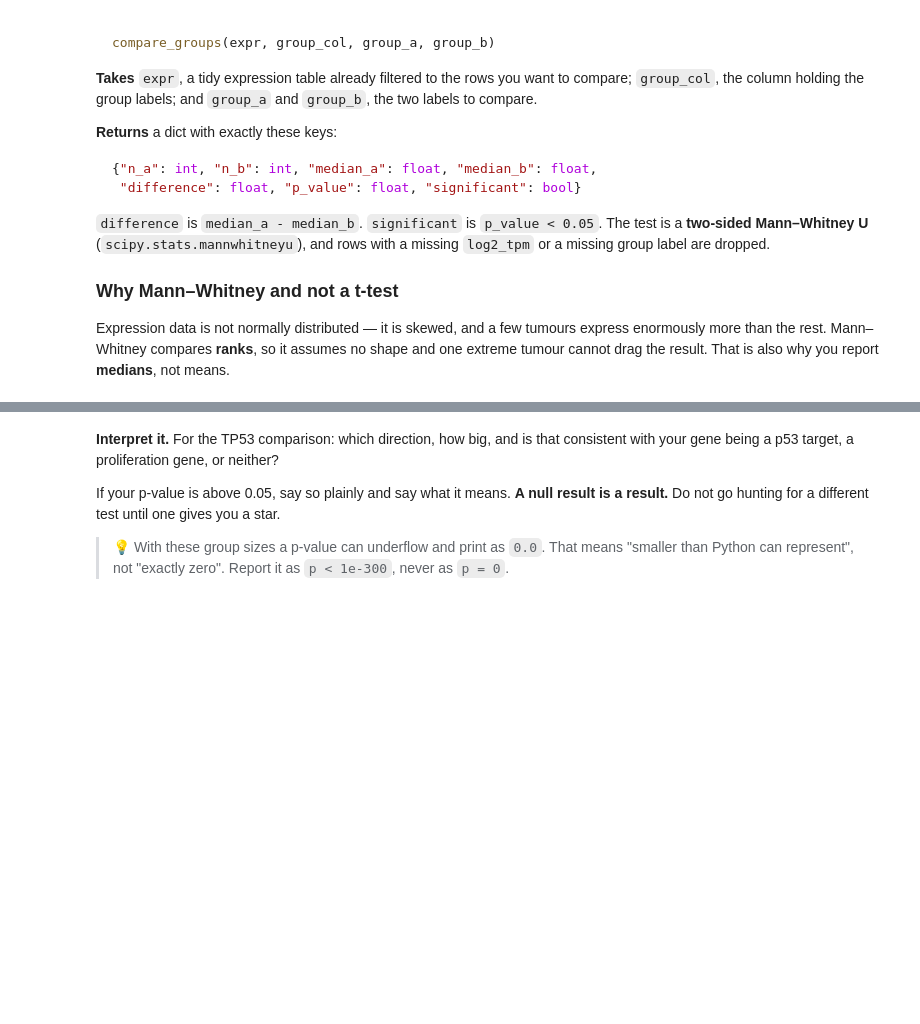
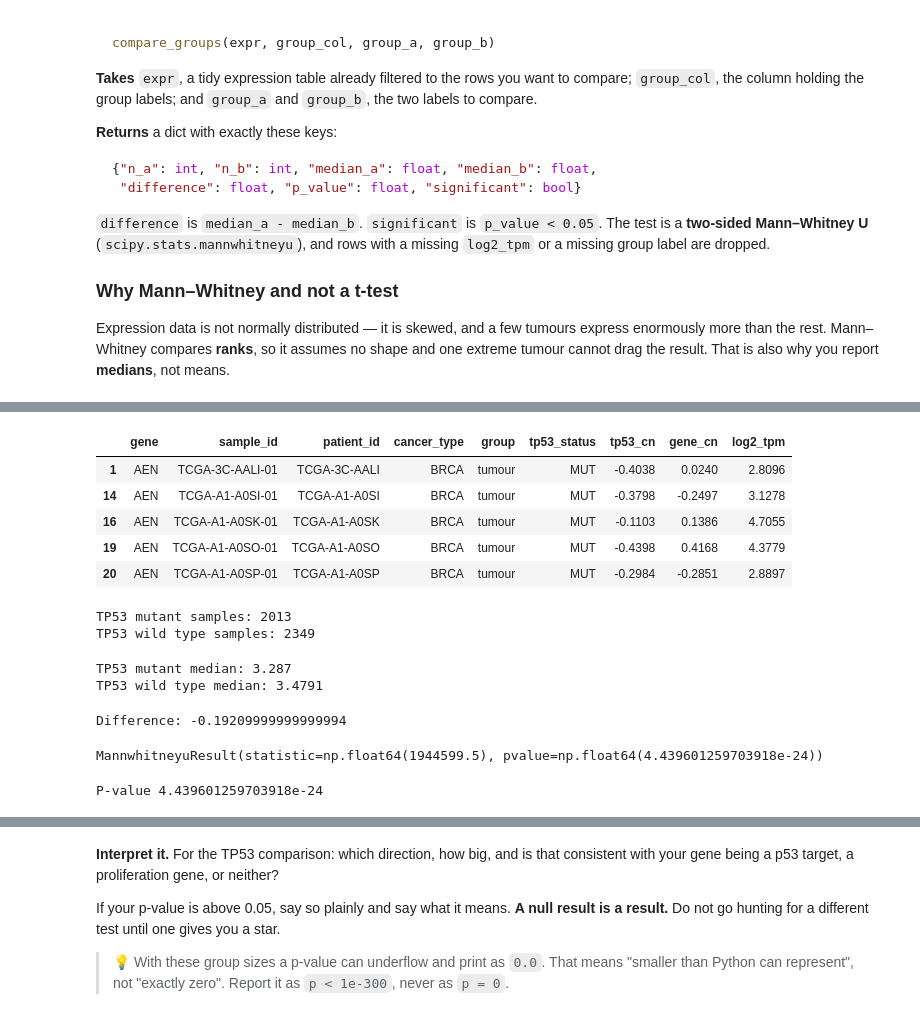
Before and after one commit to vt214-cyber/project2-tcga-p53-capstone-project, a Jupyter notebook: 02_p53_analysis.ipynb, the cells around one changed output, grey strips where cells are left out. Drawn from its saved outputs; the diff is of its cells as text; code cells hidden in the pictures; blank space fills up the shorter version.

```diff
--- a/02_p53_analysis.ipynb
+++ b/02_p53_analysis.ipynb
@@ -497,0 +496,6 @@ def compare_groups(expr, group_col, group_a, group_b):
+# %%
+# Remove the samples with missing expression or TP53 status
+clean = expr.dropna(subset=["log2_tpm", "tp53_status"])
+
+# Display the first five rows
+clean.head()
@@ -497,0 +509,66 @@ def compare_groups(expr, group_col, group_a, group_b):
+# %%
+# Select samples with TP53 mutations
+mutant = clean[clean["tp53_status"] == "MUT"]
+
+# Select samples with wild type TP53
+wild_type = clean[clean["tp53_status"] == "WT"]
+
+# Display the first five mutant samples
+mutant.head()
+# %% [output]
+|  | gene | sample_id | patient_id | cancer_type | group | tp53_status | tp53_cn | gene_cn | log2_tpm |
+| 1 | AEN | TCGA-3C-AALI-01 | TCGA-3C-AALI | BRCA | tumour | MUT | -0.4038 | 0.0240 | 2.8096 |
+| 14 | AEN | TCGA-A1-A0SI-01 | TCGA-A1-A0SI | BRCA | tumour | MUT | -0.3798 | -0.2497 | 3.1278 |
+| 16 | AEN | TCGA-A1-A0SK-01 | TCGA-A1-A0SK | BRCA | tumour | MUT | -0.1103 | 0.1386 | 4.7055 |
+| 19 | AEN | TCGA-A1-A0SO-01 | TCGA-A1-A0SO | BRCA | tumour | MUT | -0.4398 | 0.4168 | 4.3779 |
+| 20 | AEN | TCGA-A1-A0SP-01 | TCGA-A1-A0SP | BRCA | tumour | MUT | -0.2984 | -0.2851 | 2.8897 |
+# %%
+# Count the number of TP53 mutant samples
+n_mutant = len(mutant)
+
+# Count the number of TP53 wild type samples
+n_wild_type = len(wild_type)
+
+# Display both counts
+print("TP53 mutant samples:", n_mutant)
+print("TP53 wild type samples:", n_wild_type)
+# %% [output]
+TP53 mutant samples: 2013
+TP53 wild type samples: 2349
+# %%
+# Calculate the median AEN expression in Tp53 mutant samples
+median_mutant = mutant["log2_tpm"].median()
+
+# Calculate the median AEN expression in TP53 wild type samples
+median_wild_type = wild_type["log2_tpm"].median()
+
+# Display both median values
+print("TP53 mutant median:", median_mutant)
+print("TP53 wild type median:", median_wild_type)
+# %% [output]
+TP53 mutant median: 3.287
+TP53 wild type median: 3.4791
+# %%
+# Calculate the difference between the two medians
+difference = median_mutant - median_wild_type
+
+# Display the difference
+print("Difference:", difference)
+# %% [output]
+Difference: -0.19209999999999994
+# %%
+# Run a two sided Mann Whitney U test
+test_result = mannwhitneyu(mutant["log2_tpm"], wild_type["log2_tpm"], alternative="two-sided")
+
+# Display the test result
+test_result
+# %% [output]
+MannwhitneyuResult(statistic=np.float64(1944599.5), pvalue=np.float64(4.439601259703918e-24))
+# %%
+# Extract the p value from the test result
+p_value = test_result.pvalue
+
+# Display the p value
+print("P-value", p_value)
+# %% [output]
+P-value 4.439601259703918e-24
```
Also changed, not shown: parts of 36 cells of this notebook.
